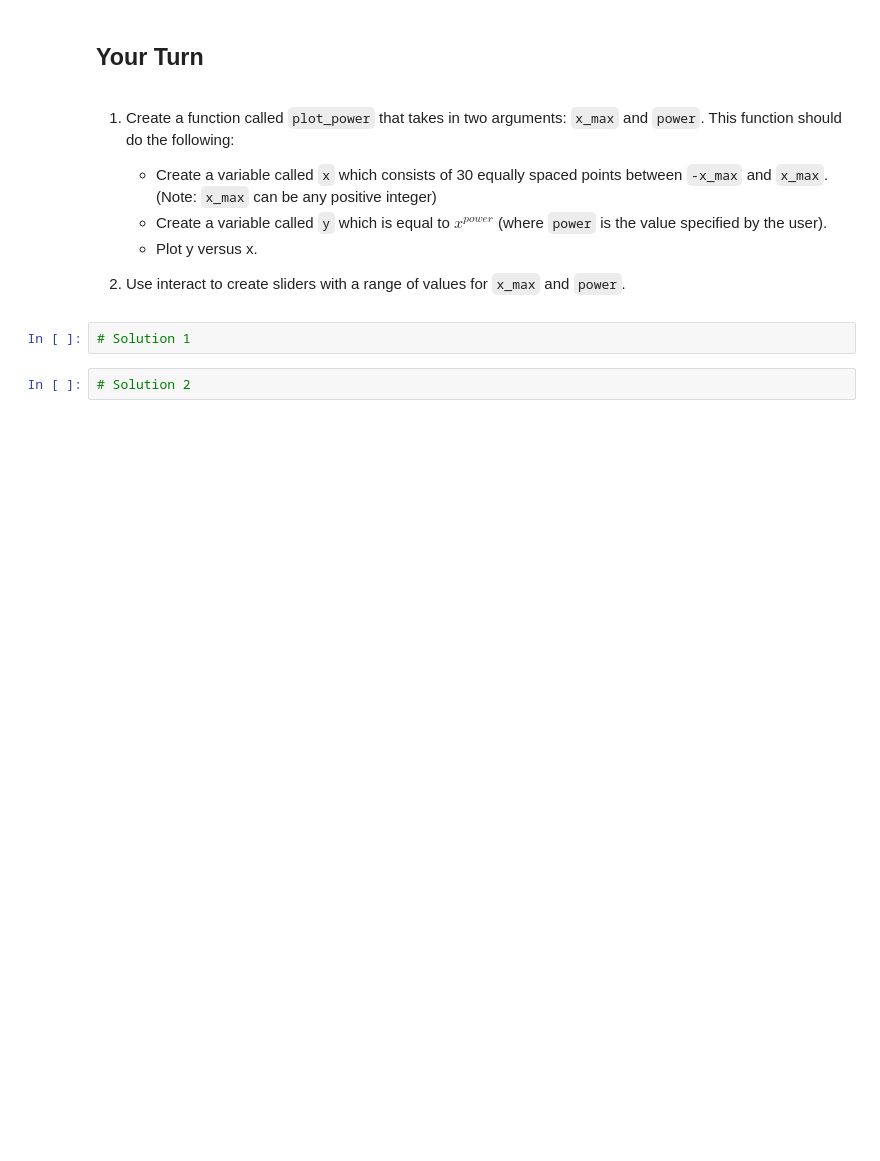
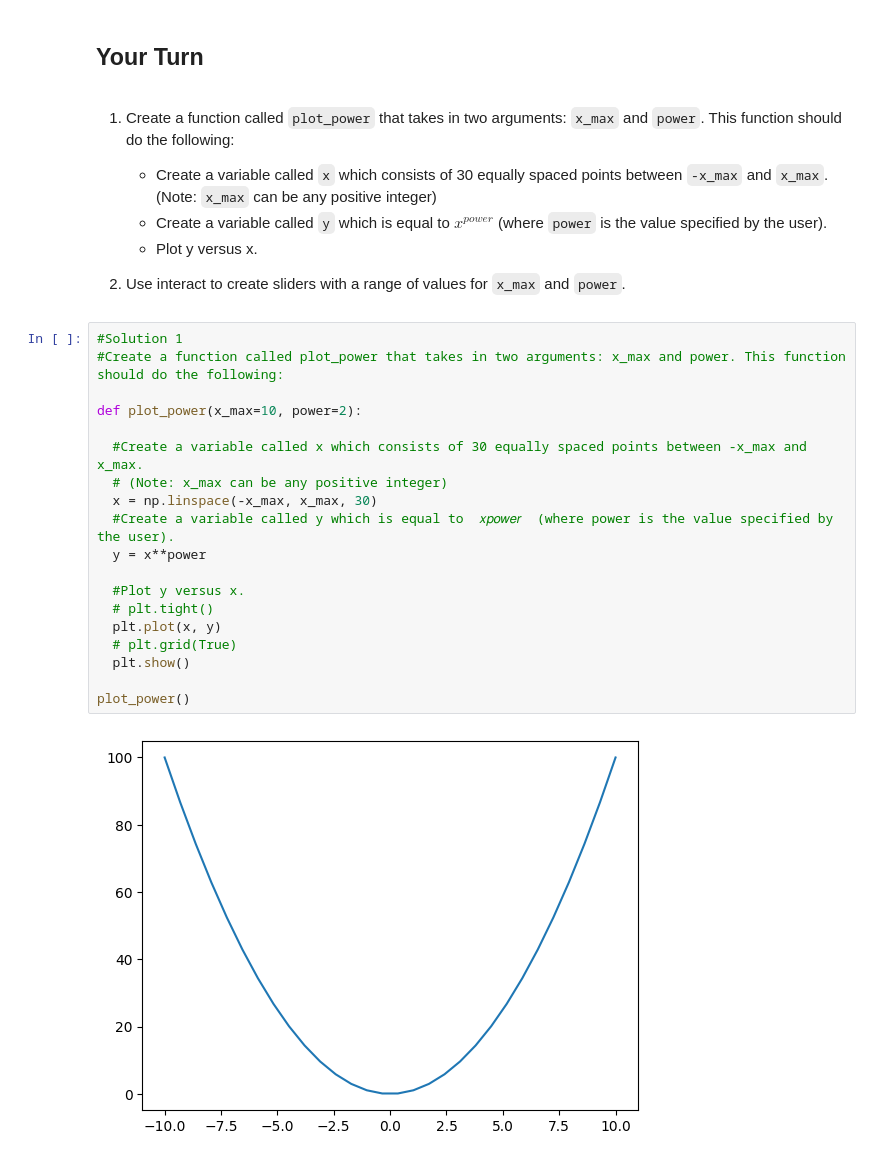
Before and after one commit to test-ds-21/stephanie465337___Data-Science-Portfolio-C21, a Jupyter notebook: NotebookLM/Module 4/2g_Interact.ipynb, the cells around one changed output. Cells and saved outputs as stored; diff of their text form; blank space fills up the shorter version.

```diff
--- a/NotebookLM/Module 4/2g_Interact.ipynb
+++ b/NotebookLM/Module 4/2g_Interact.ipynb
@@ -158,7 +158,24 @@ interactive(children=(Dropdown(description='text', options=('World!', 'little be
     * Plot y versus x.
 
 1. Use interact to create sliders with a range of values for `x_max` and `power`.
-# %%
-# Solution 1
-# %%
-# Solution 2
+# %%
+#Solution 1
+#Create a function called plot_power that takes in two arguments: x_max and power. This function should do the following:
+
+def plot_power(x_max=10, power=2):
+
+  #Create a variable called x which consists of 30 equally spaced points between -x_max and x_max.
+  # (Note: x_max can be any positive integer)
+  x = np.linspace(-x_max, x_max, 30)
+  #Create a variable called y which is equal to  𝑥𝑝𝑜𝑤𝑒𝑟  (where power is the value specified by the user).
+  y = x**power
+
+  #Plot y versus x.
+  # plt.tight()
+  plt.plot(x, y)
+  # plt.grid(True)
+  plt.show()
+
+plot_power()
+# %% [output]
+[figure, added]
```
Also changed, not shown: parts of 1 cell of this notebook.
